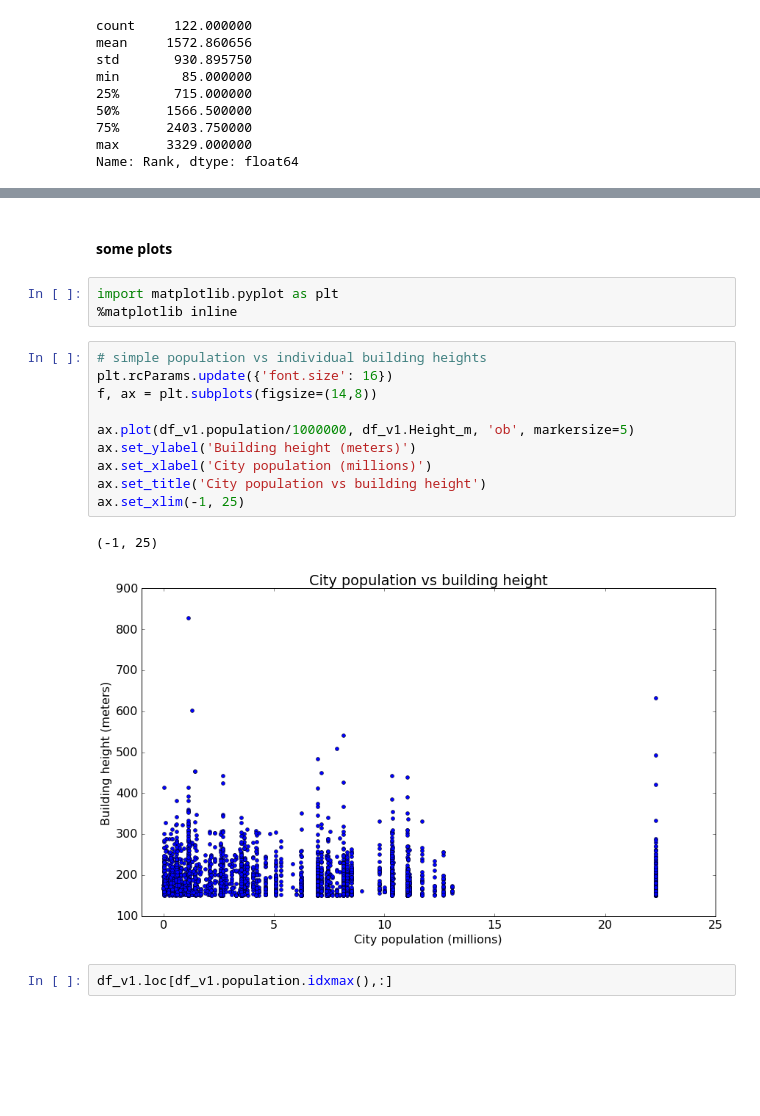
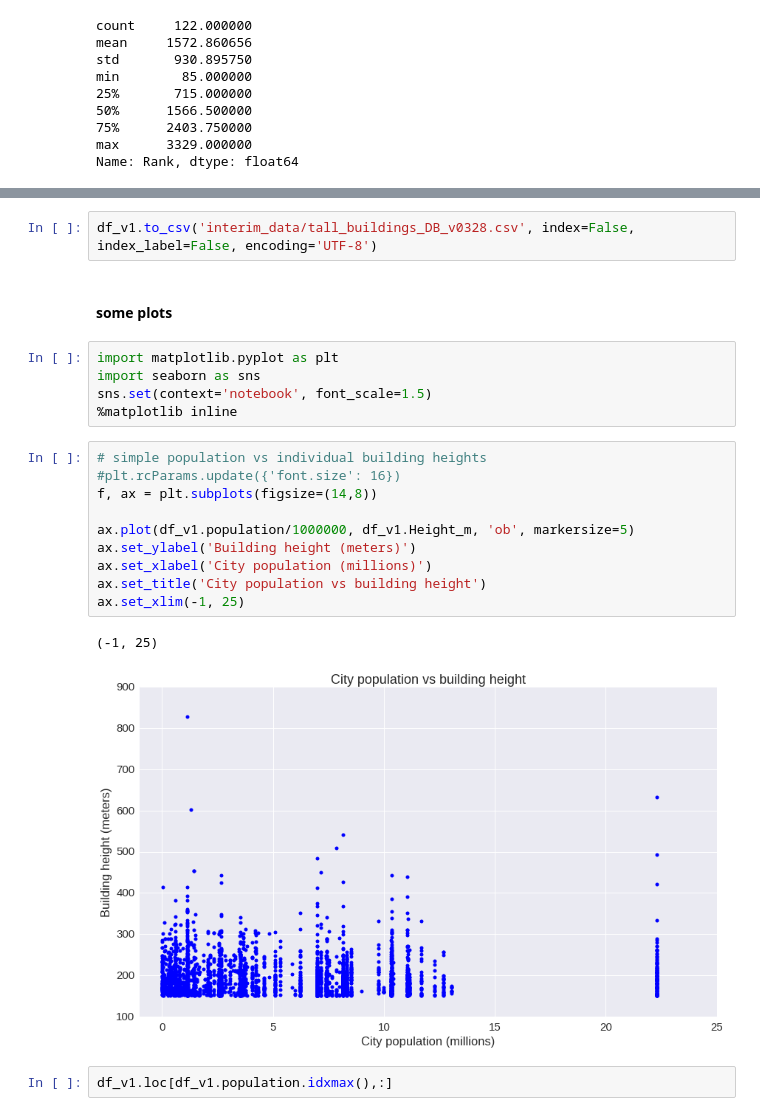
Before and after one commit to afcarl/UrbanSystems, a Jupyter notebook: TallestBuildings/DataClean_Buildings.ipynb, the cells around one changed output, grey strips where cells are left out. Saved outputs shown, nothing was run; the diff lists cells and outputs as text; blank space fills up the shorter version.

```diff
--- a/TallestBuildings/DataClean_Buildings.ipynb
+++ b/TallestBuildings/DataClean_Buildings.ipynb
@@ -217,24 +217,28 @@ population    3234 non-null float64
 dem           3234 non-null float64
 dtypes: float64(6), object(3)
 memory usage: 252.7+ KB
+# %%
+df_v1.to_csv('interim_data/tall_buildings_DB_v0328.csv', index=False, index_label=False, encoding='UTF-8')
 # %% [markdown]
 #### some plots
 # %%
 import matplotlib.pyplot as plt
+import seaborn as sns
+sns.set(context='notebook', font_scale=1.5)
 %matplotlib inline
 # %%
 # simple population vs individual building heights
-plt.rcParams.update({'font.size': 16})
+#plt.rcParams.update({'font.size': 16})
 f, ax = plt.subplots(figsize=(14,8))
 
 ax.plot(df_v1.population/1000000, df_v1.Height_m, 'ob', markersize=5)
 ax.set_ylabel('Building height (meters)')
 ax.set_xlabel('City population (millions)')
 ax.set_title('City population vs building height')
 ax.set_xlim(-1, 25)
 # %% [output]
 (-1, 25)
-[figure, old version]
+[figure, new version]
 # %%
 df_v1.loc[df_v1.population.idxmax(),:]
 # %% [output]
```
Also changed, not shown: parts of 1 cell of this notebook.
